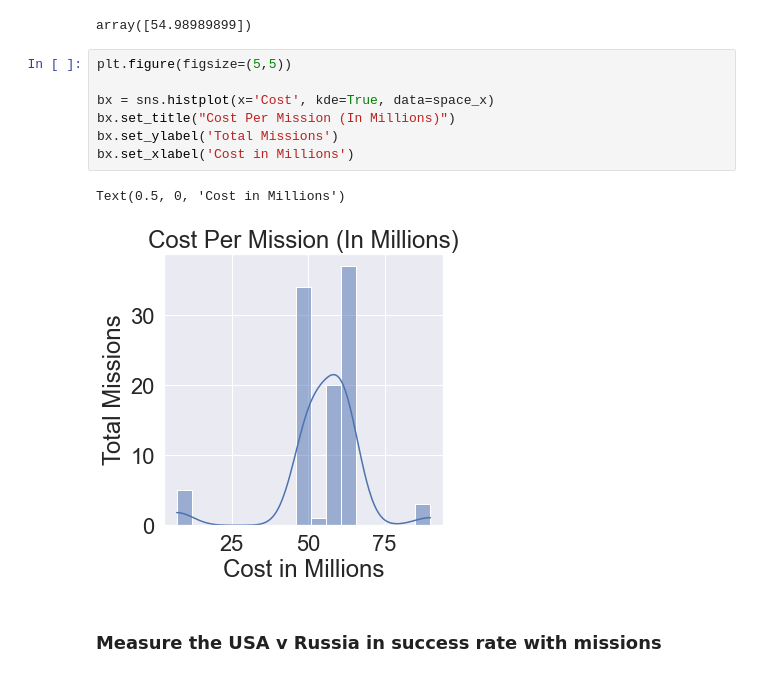
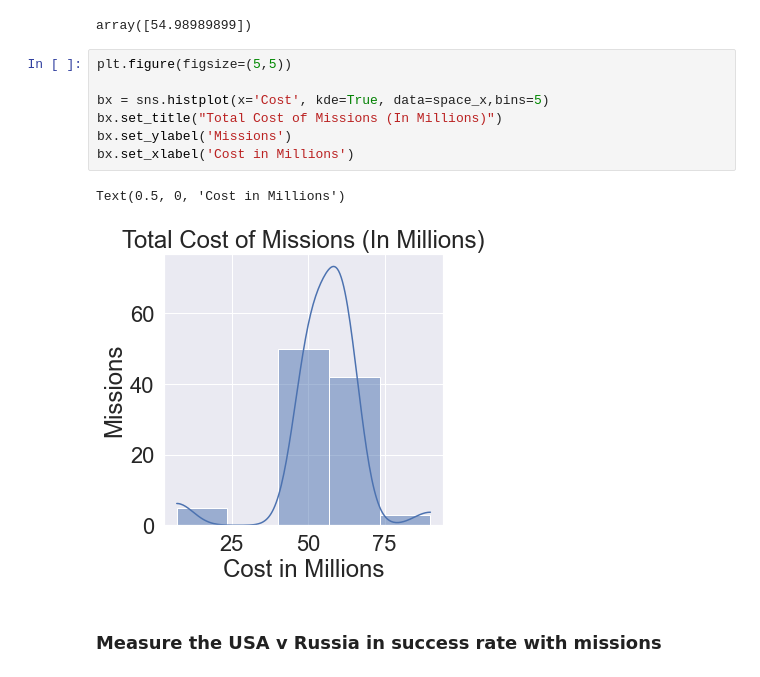
Before and after one commit to munjik/personal-projects, a Jupyter notebook: nPlan/missions_eda.ipynb, the cells around one changed output. Drawn from its saved outputs; the diff is of its cells as text.

```diff
--- a/nPlan/missions_eda.ipynb
+++ b/nPlan/missions_eda.ipynb
@@ -209,13 +209,13 @@ array([54.98989899])
 # %%
 plt.figure(figsize=(5,5))
 
-bx = sns.histplot(x='Cost', kde=True, data=space_x)
-bx.set_title("Cost Per Mission (In Millions)")
-bx.set_ylabel('Total Missions')
+bx = sns.histplot(x='Cost', kde=True, data=space_x,bins=5)
+bx.set_title("Total Cost of Missions (In Millions)")
+bx.set_ylabel('Missions')
 bx.set_xlabel('Cost in Millions')
 # %% [output]
 Text(0.5, 0, 'Cost in Millions')
-[figure, old version]
+[figure, new version]
 # %% [markdown]
 <h3> Measure the USA v Russia in success rate with missions </h3>
 # %% [markdown]
```
Also changed, not shown: parts of 8 cells of this notebook, 3 other files.
